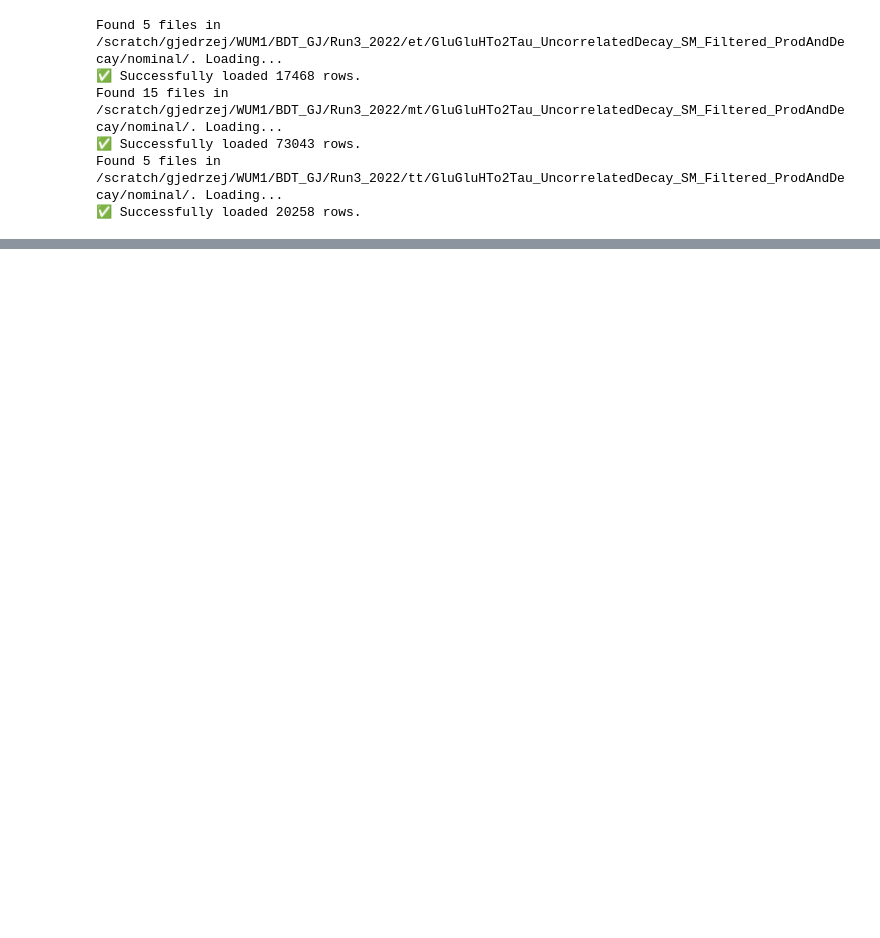
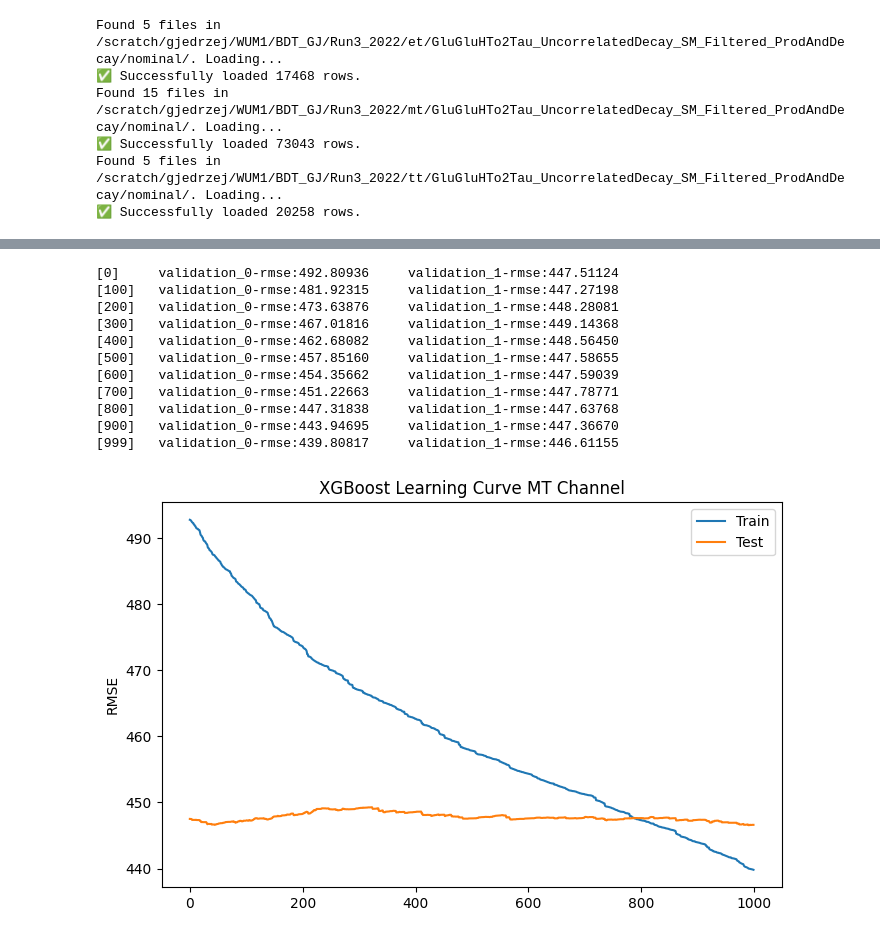
Before and after one commit to PasiekaFUW/Masters_Thesis, a Jupyter notebook: WUM1/BDT_GJ/GJProject.ipynb, the cells around one changed output, grey strips where cells are left out. Drawn from its saved outputs; the diff is of its cells as text; code cells hidden in the pictures; blank space fills up the shorter version.

```diff
--- a/WUM1/BDT_GJ/GJProject.ipynb
+++ b/WUM1/BDT_GJ/GJProject.ipynb
@@ -164,0 +214,5 @@ XGBRegressor(base_score=None, booster=None, callbacks=None,
+# %%
+#Running Grid Search to find the best hyperparameters for MT channel -> over 11 minutes job
+
+grid_search.fit(X_train_mt, y_train_mt)
+print(f"Best Parameters: {grid_search.best_params_}")
@@ -164,0 +237,48 @@ XGBRegressor(base_score=None, booster=None, callbacks=None,
+# %%
+#Training Tree for the MT Channel
+
+# model_mt = xgb.XGBRegressor(
+#     n_estimators=1000,
+#     learning_rate=0.05,
+#     max_depth=6,
+#     tree_method='hist',
+#     objective='reg:squarederror',
+#     # early_stopping_rounds=10
+# )
+
+model_mt = xgb.XGBRegressor(**grid_search.best_params_) #unpacks params
+
+model_mt.fit(
+    X_train_mt,
+    y_train_mt,
+    eval_set=[(X_train_mt, y_train_mt), (X_test_mt, y_test_mt)],
+    verbose=100
+)
+
+results = model_mt.evals_result()
+
+# Extract the loss values
+epochs = len(results['validation_0']['rmse'])
+x_axis = range(0, epochs)
+
+# Plot log loss
+fig, ax = plt.subplots(figsize=(8, 5))
+ax.plot(x_axis, results['validation_0']['rmse'], label='Train')
+ax.plot(x_axis, results['validation_1']['rmse'], label='Test')
+ax.legend()
+plt.ylabel('RMSE')
+plt.title('XGBoost Learning Curve MT Channel')
+plt.show()
+# %% [output]
+[0]     validation_0-rmse:492.80936     validation_1-rmse:447.51124
+[100]   validation_0-rmse:481.92315     validation_1-rmse:447.27198
+[200]   validation_0-rmse:473.63876     validation_1-rmse:448.28081
+[300]   validation_0-rmse:467.01816     validation_1-rmse:449.14368
+[400]   validation_0-rmse:462.68082     validation_1-rmse:448.56450
+[500]   validation_0-rmse:457.85160     validation_1-rmse:447.58655
+[600]   validation_0-rmse:454.35662     validation_1-rmse:447.59039
+[700]   validation_0-rmse:451.22663     validation_1-rmse:447.78771
+[800]   validation_0-rmse:447.31838     validation_1-rmse:447.63768
+[900]   validation_0-rmse:443.94695     validation_1-rmse:447.36670
+[999]   validation_0-rmse:439.80817     validation_1-rmse:446.61155
+[figure, added]
```
Also changed, not shown: parts of 18 cells of this notebook, 2 other files.
